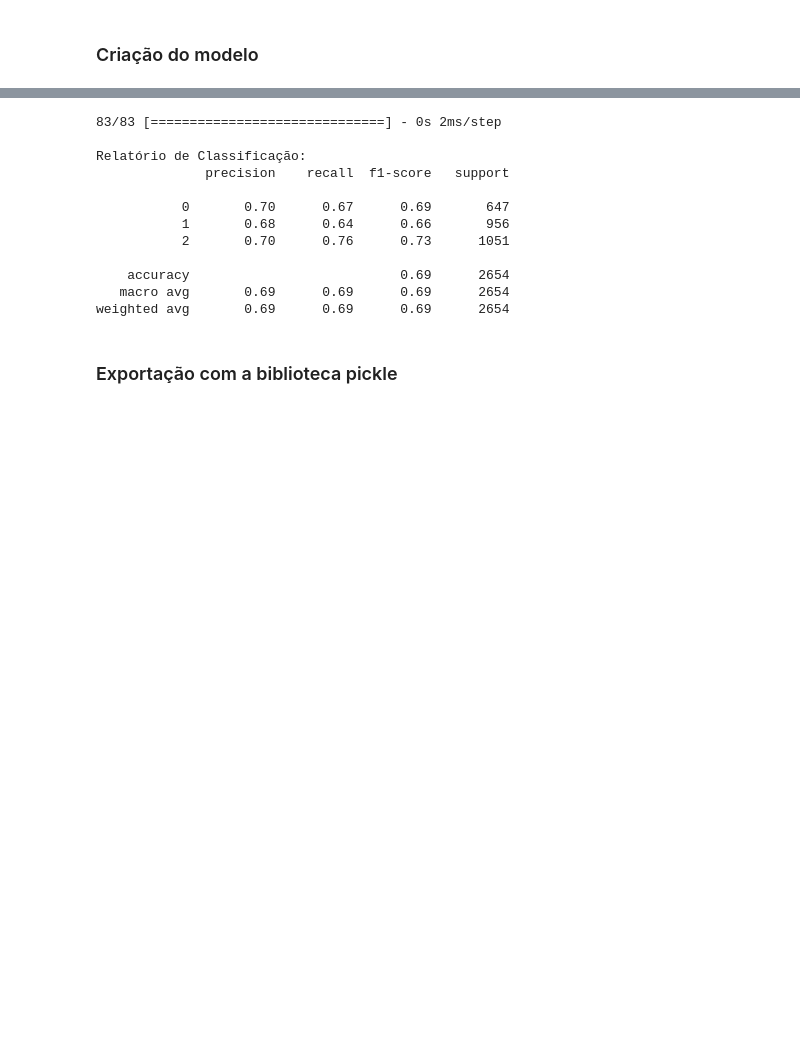
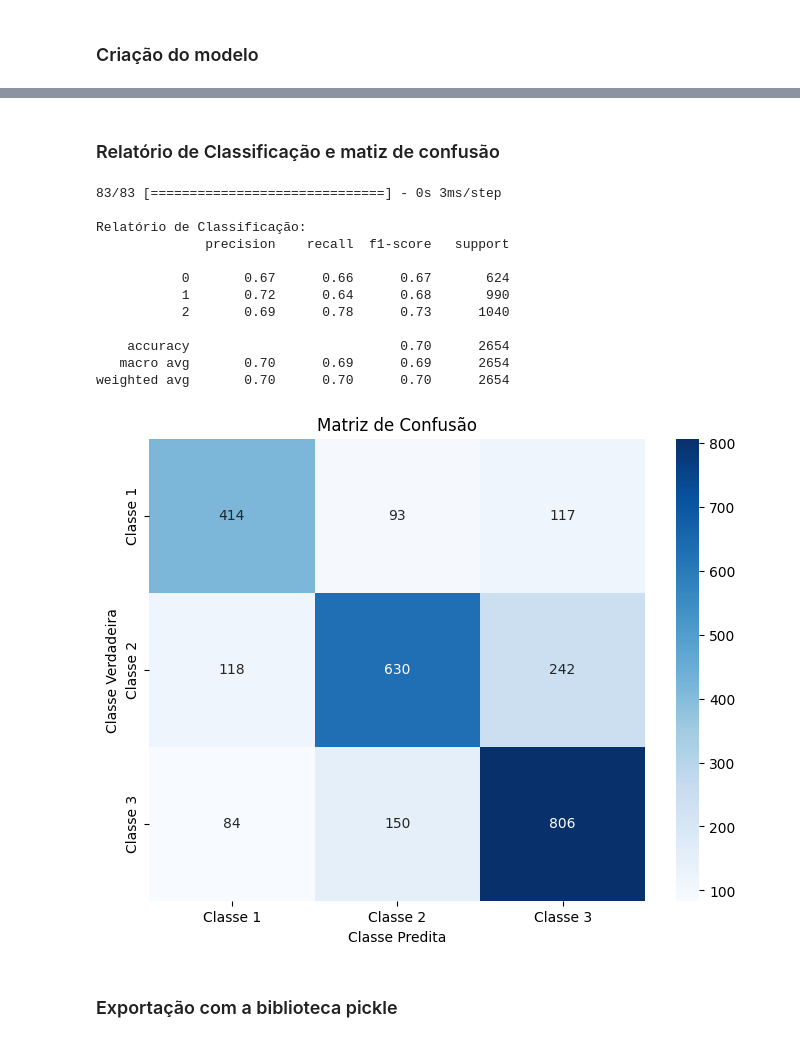
Before and after one commit to 2023M6T4-Inteli/Projeto3, a Jupyter notebook: src/Notebook/Word2Vec/4_1_Word2Vec_Rede_Neural_Sequência_de_palavras_BT_G3_Projeto_Modulo6.ipynb, the cells around one changed output, grey strips where cells are left out. Cells and saved outputs as stored; diff of their text form; code cells hidden in the pictures; blank space fills up the shorter version.

Commit message:
atualizações do código + modelos

```diff
--- a/src/Notebook/Word2Vec/4_1_Word2Vec_Rede_Neural_Sequência_de_palavras_BT_G3_Projeto_Modulo6.ipynb
+++ b/src/Notebook/Word2Vec/4_1_Word2Vec_Rede_Neural_Sequência_de_palavras_BT_G3_Projeto_Modulo6.ipynb
@@ -553,4 +550,4 @@ A rede neural abaixo foi desenvolvida com o tutorial mencionado no ínicio do no
 # %% [markdown]
 ### Dataset já treinado
 # %%
-teste_rede_neural = pd.read_csv("/content/drive/MyDrive/Módulo 6/Sprint 4 - Projeto/nova_base_tratada2")
+rede_neural_df = pd.read_csv("/content/drive/MyDrive/Módulo 6/Sprint 4 - Projeto/nova_base_tratada2")
@@ -573,7 +570,7 @@ teste_rede_neural
 # %% [markdown]
 ### Separação de treino e teste
 # %%
-x, y = teste_rede_neural["texto_tratado"], teste_rede_neural["sentimento"]
+x, y = rede_neural_df["texto_tratado"], rede_neural_df["sentimento"]
 
 labelencoder = LabelEncoder()
 y = labelencoder.fit_transform(y)
@@ -611,16 +608,22 @@ Tamanho de y: 8040
 # %% [markdown]
 ### Criação do modelo
 # %%
-model = Sequential()
-model.add(Embedding(input_dim=vocab, output_dim=80, input_length=max_length, trainable = True))
-model.add(GlobalMaxPooling1D())
-model.add(Dropout(0.3))
-model.add(Dense(units = 3, activation = 'softmax'))
-model.compile(optimizer = 'adam', loss = 'sparse_categorical_crossentropy', metrics = ['accuracy'])
+def recall(y_true, y_pred):
+    true_positives = K.sum(K.round(K.clip(y_true * y_pred, 0, 1)))
+    possible_positives = K.sum(K.round(K.clip(y_true, 0, 1)))
+    return true_positives / (possible_positives + K.epsilon())
+
+model_rede_neural_df = Sequential()
+model_rede_neural_df.add(Embedding(input_dim=vocab, output_dim=80, input_length=max_length, trainable=True))
+model_rede_neural_df.add(GlobalMaxPooling1D())
+model_rede_neural_df.add(Dropout(0.3))
+model_rede_neural_df.add(Dense(units=3, activation='softmax'))
+
+model_rede_neural_df.compile(optimizer='adam', loss='sparse_categorical_crossentropy', metrics=[recall])
 
 mc = ModelCheckpoint('weight.best.hdf5', monitor='val_acc', save_best_only=True, mode='max')
 
-model.fit(x_train, y_train, validation_data = (x_test, y_test), batch_size = 32, epochs = 5, callbacks = [mc])
+model_rede_neural_df.fit(x_train, y_train, validation_data=(x_test, y_test), batch_size=32, epochs=10, callbacks=[mc])
 
-print(model.evaluate(x_test, y_test))
+print(model_rede_neural_df.evaluate(x_test, y_test))
 # %% [output]
@@ -653,5 +648,7 @@ Accuracy: 0.6932931542396545
+# %% [markdown]
+### Relatório de Classificação e matiz de confusão
 # %%
-y_pred_probs = model.predict(x_test)
+y_pred_probs = model_rede_neural_df.predict(x_test)
 y_pred_classes = np.argmax(y_pred_probs, axis=1)
 
 classification = classification_report(y_test, y_pred_classes)
@@ -659,18 +656,30 @@ classification = classification_report(y_test, y_pred_classes)
 print("\nRelatório de Classificação:")
 print(classification)
 # %% [output]
-83/83 [==============================] - 0s 2ms/step
+83/83 [==============================] - 0s 3ms/step
 
 Relatório de Classificação:
               precision    recall  f1-score   support
 
-           0       0.70      0.67      0.69       647
-           1       0.68      0.64      0.66       956
-           2       0.70      0.76      0.73      1051
+           0       0.67      0.66      0.67       624
+           1       0.72      0.64      0.68       990
+           2       0.69      0.78      0.73      1040
 
-    accuracy                           0.69      2654
-   macro avg       0.69      0.69      0.69      2654
-weighted avg       0.69      0.69      0.69      2654
+    accuracy                           0.70      2654
+   macro avg       0.70      0.69      0.69      2654
+weighted avg       0.70      0.70      0.70      2654
+# %%
+cm = confusion_matrix(y_test, y_pred_classes)
+classes = ['Classe 1', 'Classe 2', 'Classe 3']
+plt.figure(figsize=(8, 6))
+sns.heatmap(cm, annot
+=True, cmap='Blues', fmt='g', xticklabels=classes, yticklabels=classes)
+plt.xlabel('Classe Predita')
+plt.ylabel('Classe Verdadeira')
+plt.title('Matriz de Confusão')
+plt.show()
+# %% [output]
+[figure, added]
 # %% [markdown]
 ### Exportação com a biblioteca pickle
 # %%
```
Also changed, not shown: parts of 27 cells of this notebook, 12 other files.
